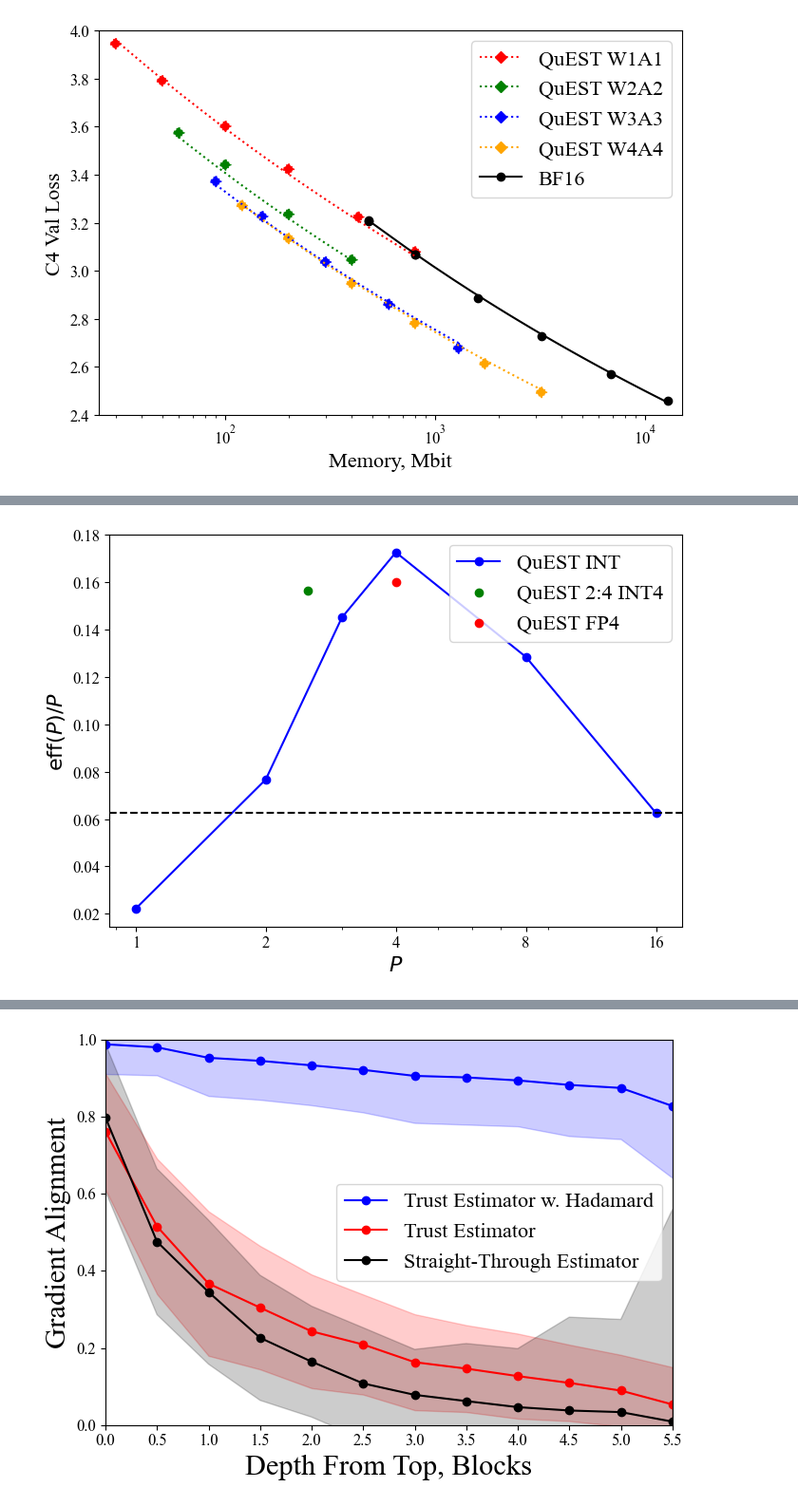
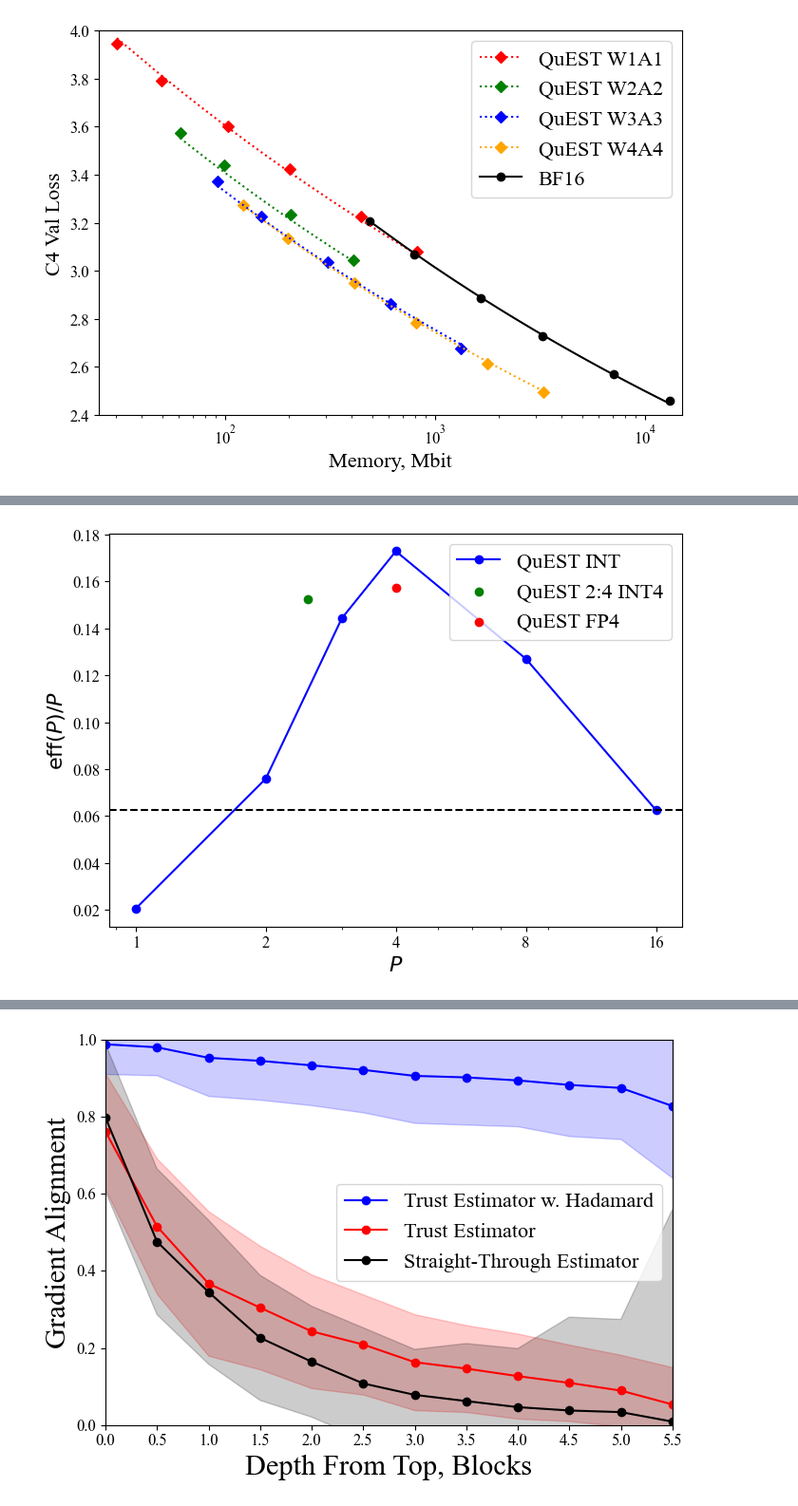
Before and after one commit to Superone77/QuEST, a Jupyter notebook: notebooks/plots.ipynb, the cells around one changed output, grey strips where cells are left out. Shown: that part at 95% size. Drawn from its saved outputs; the diff is of its cells as text; code cells hidden in the pictures.

```diff
--- a/notebooks/plots.ipynb
+++ b/notebooks/plots.ipynb
@@ -243,7 +263,7 @@ from scipy.optimize import least_squares
 from tqdm.auto import tqdm
 
 # Example data
-data = runs_for_scaling
+data = runs_for_fit
 
 def model(params, N, D, P):
     """
@@ -341,12 +361,12 @@ if REFIT:
     effwo1_fit, effwo2_fit, effwo3_fit, effwo4_fit, \
     eff48_fit, efffp4_fit = best_result.x
 else:
-    best_result = DotDict({"x": [ 2.10177288e+00,  6.30207964e-02,  4.42547733e+00,  2.40347572e-01,
-       -5.32487858e+00,  2.21845438e-02,  1.53401014e-01,  4.34999849e-01,
-        6.90075965e-01,  1.02694727e+00,  1.61716497e-02, -2.16181436e+01,
-        8.04368016e-02,  3.29524007e-01,  6.16882123e-01,  9.49987359e-01,
-        1.41594081e-01,  4.17338047e-01,  6.54655600e-01,  8.42677640e-01,
-        3.90429555e-01,  6.39209424e-01], "cost": 1.021798657286814e-09})
+    best_result = DotDict({"x": [ 2.09605662e+00,  6.27265220e-02,  4.45912547e+00,  2.41288351e-01,
+       -6.55478434e+00,  2.05046859e-02,  1.51870911e-01,  4.33126203e-01,
+        6.91831718e-01,  1.01619263e+00,  1.55770373e-02,  2.46499090e+01,
+        7.84119072e-02,  3.22107861e-01,  6.03270679e-01,  9.37628722e-01,
+        1.38419575e-01,  4.13717453e-01,  6.53058816e-01,  8.40434222e-01,
+        3.81222089e-01,  6.29639028e-01], "cost": 7.38431448432692e-10})
     a_fit, alpha_fit, b_fit, beta_fit, e_fit, \
     eff1_fit, eff2_fit, eff3_fit, eff4_fit, eff8_fit, \
     effnoh1_fit, effnoh1585_fit, effnoh2_fit, effnoh3_fit, effnoh4_fit, effnoh8_fit, \
@@ -762,52 +793,46 @@ efficiencies_max_4090 = {
     2.5: float(eff48_fit * 16),
     4: float(eff4_fit * 8),
     8: float(eff8_fit * 4),
     16: 1,
 }
 
+efficiencies_wo = {
+    1: float(effwo1_fit * 16 / 1),
+    2: float(effwo2_fit * 16 / 2),
+    3: float(effwo3_fit * 16 / 3),
+    4: float(effwo4_fit * 16 / 4),
+    16: 1,
+}
+
 plt.figure(figsize=(7, 5))
 bits = sorted(efficiencies_linear.keys())
 values = [efficiencies_linear[bit] / 16 for bit in bits]
 plt.plot(bits, values, marker="o", label=r"QuEST INT", color="blue")
 
+# bits = efficiencies_wo.keys()
+# values = [efficiencies_wo[bit] / 16 for bit in bits]
+# plt.plot(bits, values, marker="^", label=r"QuEST WO", color="orange")
+
 plt.scatter([2.5], [eff48_fit / 2.5], label="QuEST 2:4 INT4", color="green")
 plt.scatter([4], [efffp4_fit / 4], label="QuEST FP4", color="red")
-
-# bits_4090 = sorted(efficiencies_max_4090.keys())
-# values_4090 = [efficiencies_max_4090[bit] for bit in bits_4090]
-# plt.plot(bits_4090, values_4090, marker="o", label="TOPS, RTX4090", color="red", linestyle="--")
-
-# x_val = 2.5
-# y_val = efficiencies_max_4090[x_val]  # This should be eff48_fit * 16
-
-# plt.annotate(
-#     "2:4 Int4",                   # The text to display
-#     xy=(x_val, y_val),            # The data point to label
-#     xytext=(0, 10),               # Offset (in points) from the point
-#     textcoords="offset points",
-#     ha="center",                  # Horizontal alignment of the text
-#     color="red",                  # Text color
-#     fontsize=12,
-#     # arrowprops=dict(arrowstyle="->", color="red")  # Optional arrow
-# )
 
 
 plt.axhline(1/16, color="black", linestyle="--")
 
 plt.xscale("log")
 
 plt.xlabel("$P$")
 plt.ylabel(r"$\text{eff}(P)/P$")
 plt.ylim(None, None)
 
 ticks = [1, 2, 4, 8, 16]
 plt.xticks(ticks, ticks)
 
 plt.legend(loc="upper right")
 plt.tight_layout()
 plt.savefig("../figures/efficiencies.pdf", bbox_inches='tight')
 # %% [output]
-[figure, old version]
+[figure, new version]
 # %%
 grid_mses = {1: np.float64(0.3633802276324186),
  2: np.float64(0.11884605038769407),
```
Also changed, not shown: parts of 20 cells of this notebook, 12 other files.
